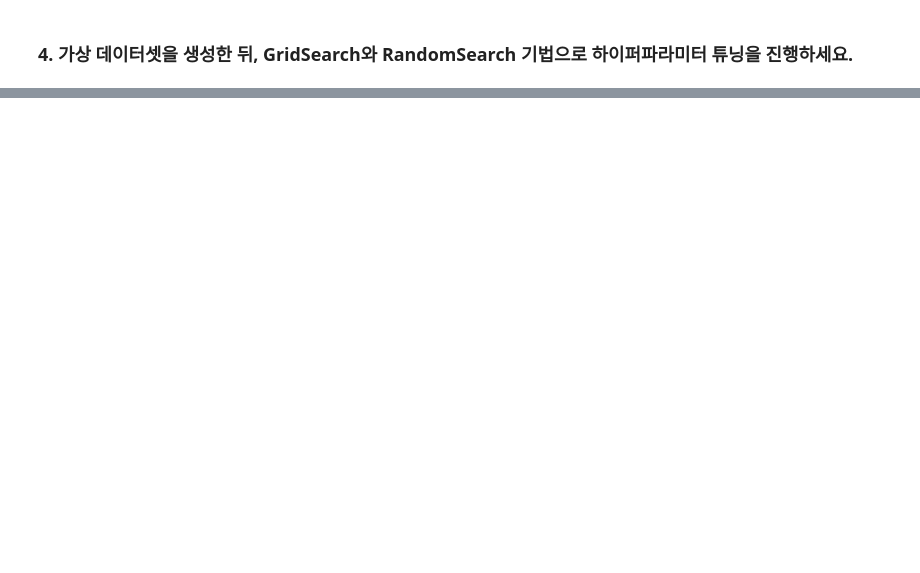
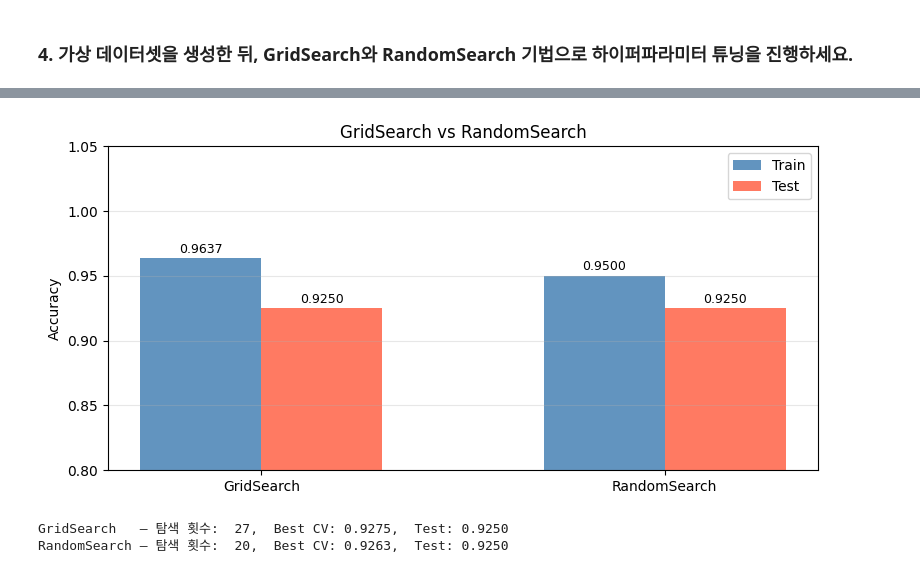
Before and after one commit to 100-hours-a-week/KTB4-Kaia-AI, a Jupyter notebook: weekly-challenge/week-05/weekly_challenge.ipynb, the cells around one changed output, grey strips where cells are left out. Drawn from its saved outputs; the diff is of its cells as text; code cells hidden in the pictures; blank space fills up the shorter version.

```diff
--- a/weekly-challenge/week-05/weekly_challenge.ipynb
+++ b/weekly-challenge/week-05/weekly_challenge.ipynb
@@ -352,0 +552,30 @@ show_predictions(vgg_model,    'VGG16',    test_loader)
+# %%
+# GridSearch vs RandomSearch 최종 비교
+fig, ax = plt.subplots(figsize=(8, 4))
+methods = ['GridSearch', 'RandomSearch']
+train_accs = [gs_train_acc, rs_train_acc]
+test_accs  = [gs_test_acc,  rs_test_acc]
+x = range(len(methods))
+w = 0.3
+
+bars1 = ax.bar([i - w/2 for i in x], train_accs, w, label='Train', color='steelblue', alpha=0.85)
+bars2 = ax.bar([i + w/2 for i in x], test_accs,  w, label='Test',  color='tomato',    alpha=0.85)
+for bar in bars1 + bars2:
+    ax.text(bar.get_x() + bar.get_width()/2, bar.get_height() + 0.002,
+            f'{bar.get_height():.4f}', ha='center', va='bottom', fontsize=9)
+ax.set_xticks(list(x))
+ax.set_xticklabels(methods)
+ax.set_ylim(0.8, 1.05)
+ax.set_ylabel('Accuracy')
+ax.set_title('GridSearch vs RandomSearch')
+ax.legend()
+ax.grid(True, alpha=0.3, axis='y')
+plt.tight_layout()
+plt.show()
+
+print(f'GridSearch   — 탐색 횟수: {len(grid_search.cv_results_["params"]):3d},  Best CV: {grid_search.best_score_:.4f},  Test: {gs_test_acc:.4f}')
+print(f'RandomSearch — 탐색 횟수: {len(random_search.cv_results_["params"]):3d},  Best CV: {random_search.best_score_:.4f},  Test: {rs_test_acc:.4f}')
+# %% [output]
+[figure, added]
+GridSearch   — 탐색 횟수:  27,  Best CV: 0.9275,  Test: 0.9250
+RandomSearch — 탐색 횟수:  20,  Best CV: 0.9263,  Test: 0.9250
```
Also changed, not shown: parts of 18 cells of this notebook.
